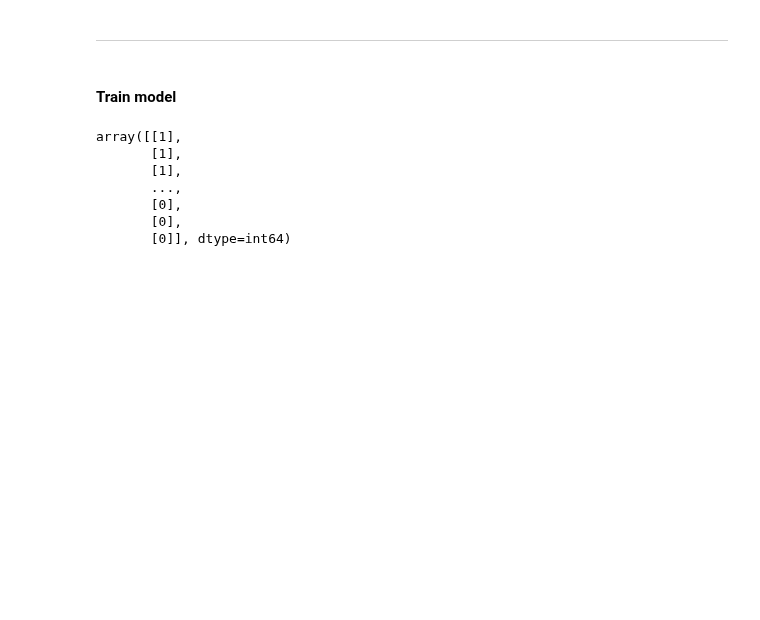
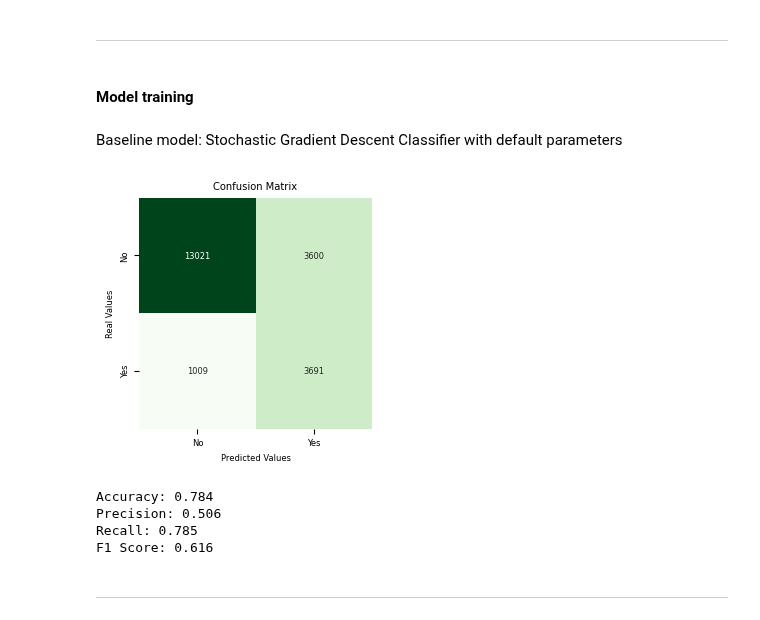
Before and after one commit to jcruz-ferreyra/aprMaqI_CEIA, a Jupyter notebook: TP/source/train_test_model.ipynb, the cells around one changed output. Drawn from its saved outputs; the diff is of its cells as text; code cells hidden in the pictures; blank space fills up the shorter version.

Commit message:
Train basline and gradient boost models

```diff
--- a/TP/source/train_test_model.ipynb
+++ b/TP/source/train_test_model.ipynb
@@ -496,0 +686,9 @@ plt.show()
+# %%
+X_missing_scaled = missing_scaler.transform(test_set_missing[numeric_feature_columns])
+
+X_imputed_scaled = iterative_imputer.transform(
+    X_missing_scaled,
+)
+
+X_imputed = missing_scaler.inverse_transform(X_imputed_scaled)
+test_set_missing[numeric_feature_columns] = X_imputed
@@ -497,3 +708,6 @@ plt.show()
+# %%
+X_test = test_set_missing[feature_columns]
+y_test = test_set_missing[target_column]
 # %% [markdown]
 ---
 # %% [markdown]
@@ -516,2 +715,7 @@ train_set_resampled = pd.concat([positive_class_oversampled, negative_class]).re
+# %%
+smote = SMOTE()
+X_train_resampled, y_train_resampled = smote.fit_resample(X, y)
 # %% [markdown]
 ---
+# %% [markdown]
+#### Model training
@@ -518,2 +768,17 @@ train_set_resampled = pd.concat([positive_class_oversampled, negative_class]).re
+# %% [markdown]
+Baseline model: Stochastic Gradient Descent Classifier with default parameters
+# %%
+sgd_clf = make_pipeline(StandardScaler(), SGDClassifier(random_state=random_seed))
+sgd_clf.fit(X_train_resampled, y_train_resampled)
+
+y_test_pred = sgd_clf.predict(X_test)
+# %%
+evaluate_predictions(y_test, y_test_pred)
+# %% [output]
+[figure, added]
+Accuracy: 0.784
+Precision: 0.506
+Recall: 0.785
+F1 Score: 0.616
 # %% [markdown]
-#### Train model
+---
@@ -523,10 +784,0 @@ y = train_set_resampled[target_column].values
-# %%
-y
-# %% [output]
-array([[1],
-       [1],
-       [1],
-       ...,
-       [0],
-       [0],
-       [0]], dtype=int64)
```
Also changed, not shown: parts of 34 cells of this notebook.
